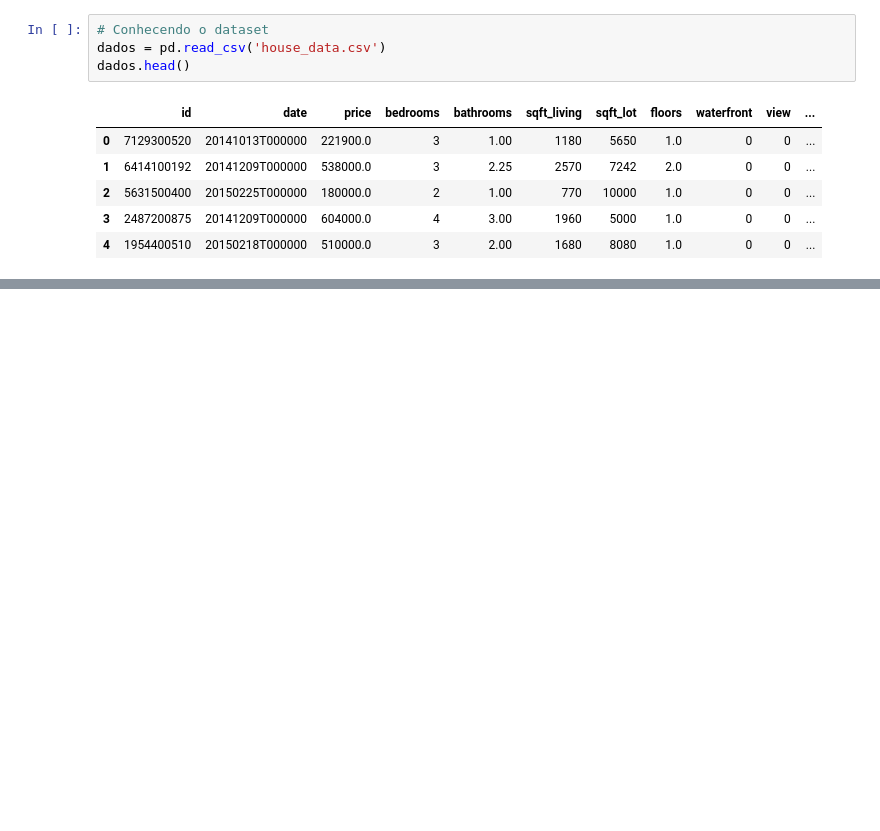
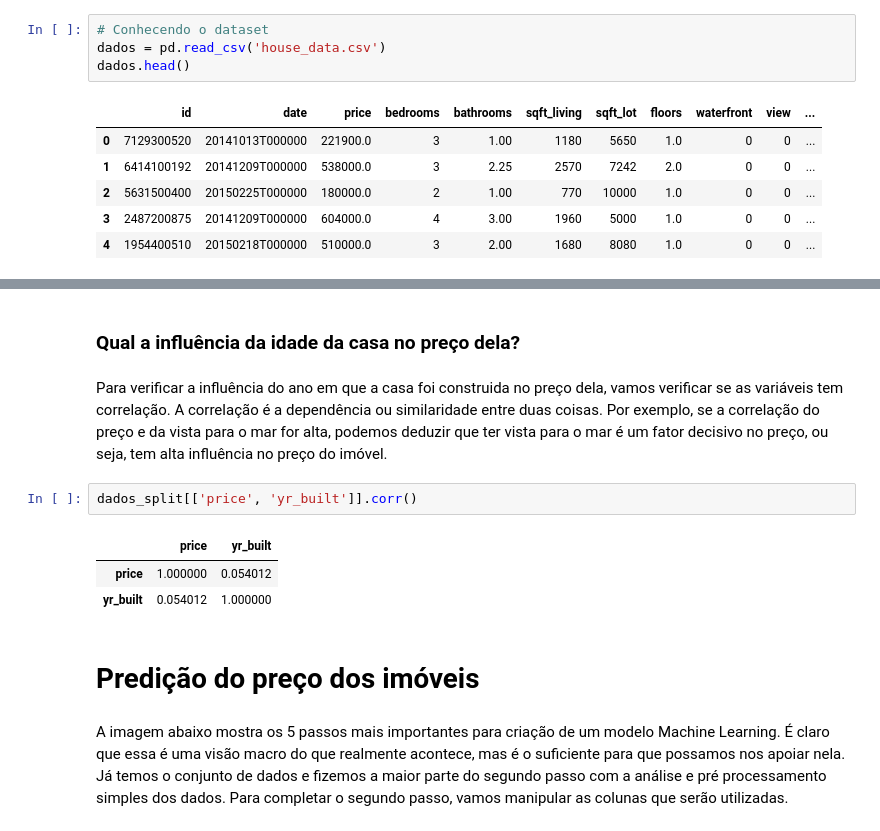
Before and after one commit to AmandaSouzaMachado/House-price-prediction, a Jupyter notebook: House-prediction.ipynb, the cells around one changed output, grey strips where cells are left out. Drawn from its saved outputs; the diff is of its cells as text; blank space fills up the shorter version.

```diff
--- a/House-prediction.ipynb
+++ b/House-prediction.ipynb
@@ -63,0 +208,14 @@ Agora que já conhe
+# %% [markdown]
+### Qual a influência da idade da casa no preço dela?
+# %% [markdown]
+Para verificar a influência do ano em que a casa foi construida no preço dela, vamos verificar se as variáveis tem correlação. A correlação é a dependência ou similaridade entre duas coisas. Por exemplo, se a correlação do preço e da vista para o mar for alta, podemos deduzir que ter vista para o mar é um fator decisivo no preço, ou seja, tem alta influência no preço do imóvel.
+# %%
+dados_split[['price', 'yr_built']].corr()
+# %% [output]
+|  | price | yr_built |
+| price | 1.000000 | 0.054012 |
+| yr_built | 0.054012 | 1.000000 |
+# %% [markdown]
+# Predição do preço dos imóveis
+# %% [markdown]
+A imagem abaixo mostra os 5 passos mais importantes para criação de um modelo Machine Learning. É claro que essa é uma visão macro do que realmente acontece, mas é o suficiente para que possamos nos apoiar nela. Já temos o conjunto de dados e fizemos a maior parte do segundo passo com a análise e pré processamento simples dos dados. Para completar o segundo passo, vamos manipular as colunas que serão utilizadas.
```
Also changed, not shown: parts of 40 cells of this notebook.
